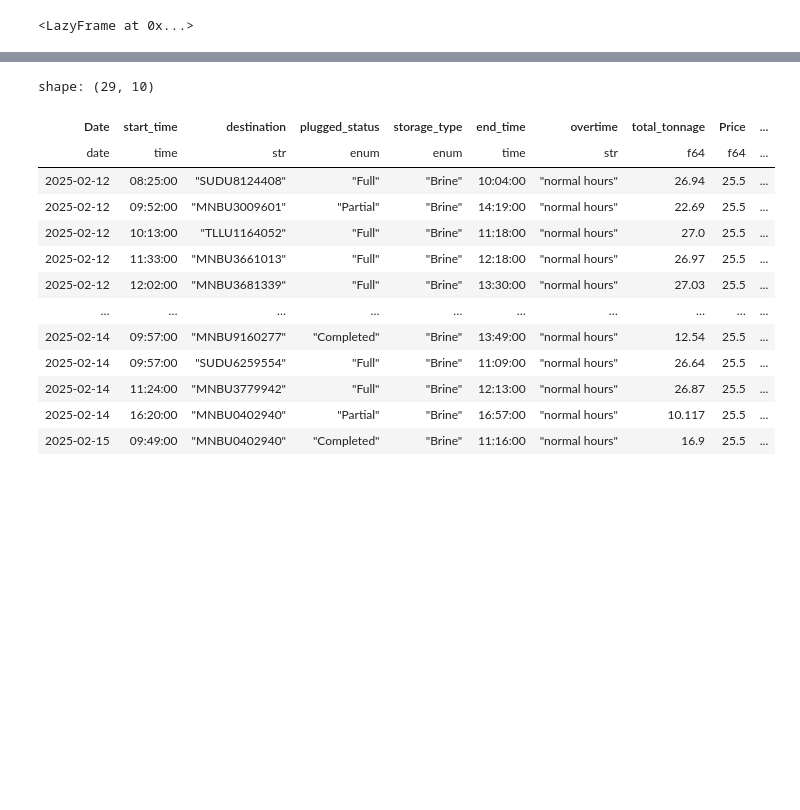
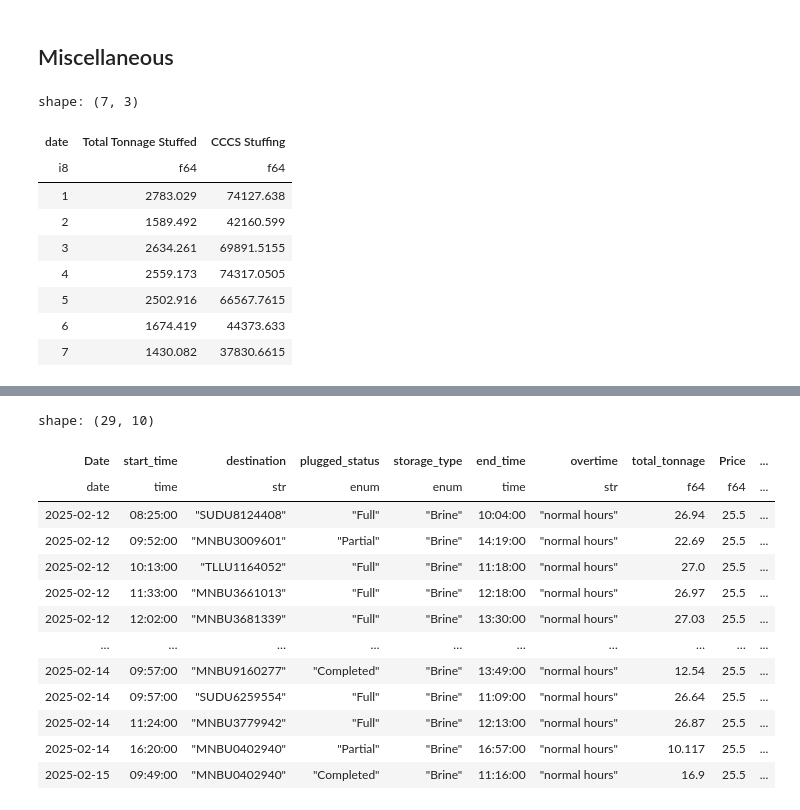
Before and after one commit to Attica-oss/attica_invoice, a Jupyter notebook: test.ipynb, the cells around one changed output, grey strips where cells are left out. Saved outputs shown, nothing was run; the diff lists cells and outputs as text; code cells hidden in the pictures; blank space fills up the shorter version.

```diff
--- a/test.ipynb
+++ b/test.ipynb
@@ -27,10 +17,22 @@ shape: (31, 10)
-# %%
-price = await get_price()
-
-forklift_price = price.filter(
-    pl.col("Service").eq("Forklift Scow Handling")
-).with_columns(Date=pl.col("Date").str.to_date(format="%d/%m/%Y"))
-
-forklift_price
-# %% [output]
-<LazyFrame at 0x...>
+# %% [markdown]
+## Miscellaneous
+# %%
+stuffing = await cccs_stuffing()
+
+stuffing.filter(pl.col("date").dt.year().eq(2025)).group_by(
+    pl.col("date").dt.month(), maintain_order=True
+).agg(
+    pl.col("total_tonnage").sum().alias("Total Tonnage Stuffed"),
+    pl.col("total_price").sum().alias("CCCS Stuffing"),
+).collect()
+# %% [output]
+shape: (7, 3)
+| date | Total Tonnage Stuffed | CCCS Stuffing |
+| i8 | f64 | f64 |
+| 1 | 2783.029 | 74127.638 |
+| 2 | 1589.492 | 42160.599 |
+| 3 | 2634.261 | 69891.5155 |
+| 4 | 2559.173 | 74317.0505 |
+| 5 | 2502.916 | 66567.7615 |
+| 6 | 1674.419 | 44373.633 |
+| 7 | 1430.082 | 37830.6615 |
```
Also changed, not shown: parts of 26 cells of this notebook, 29 other files.
